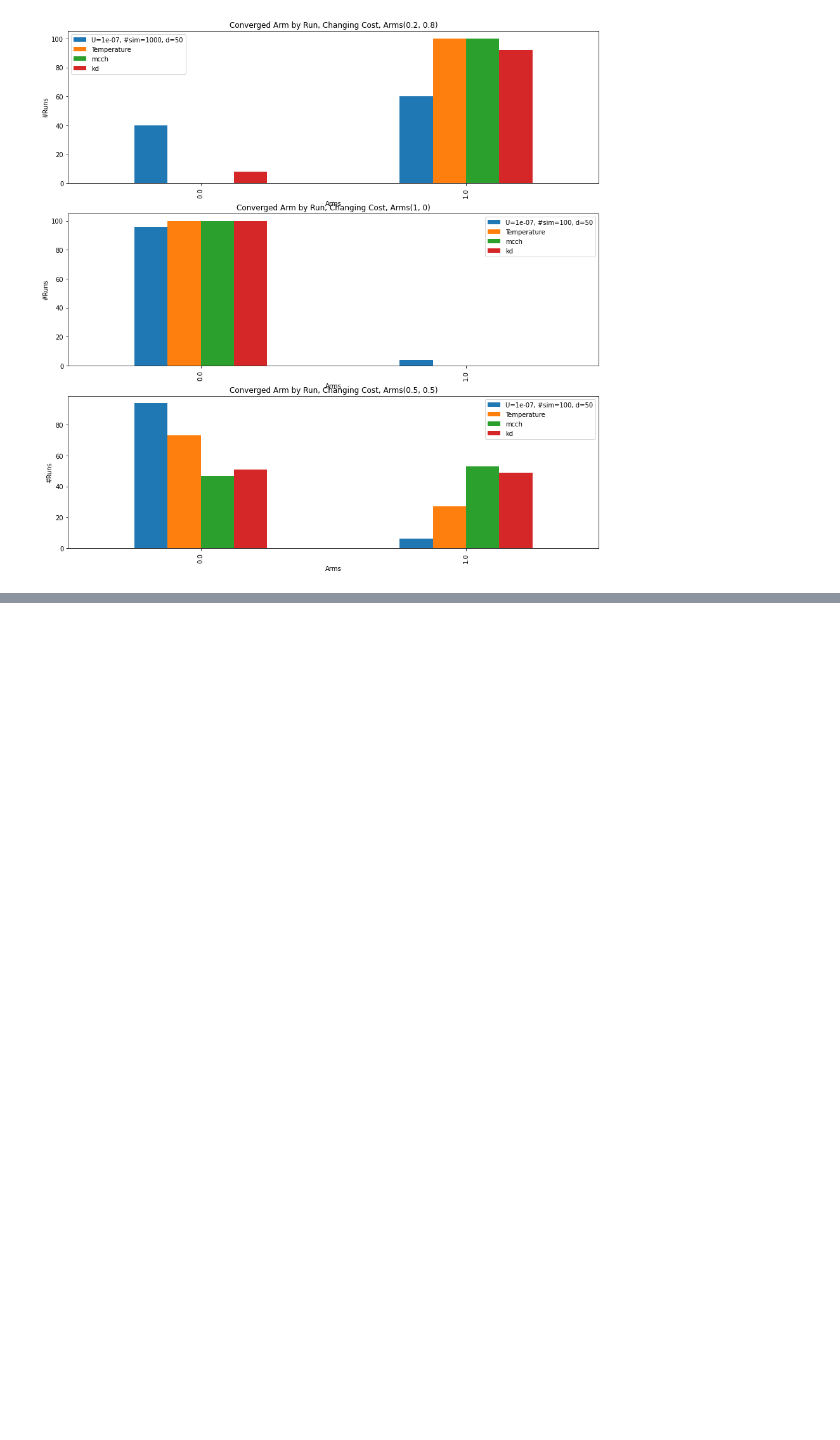
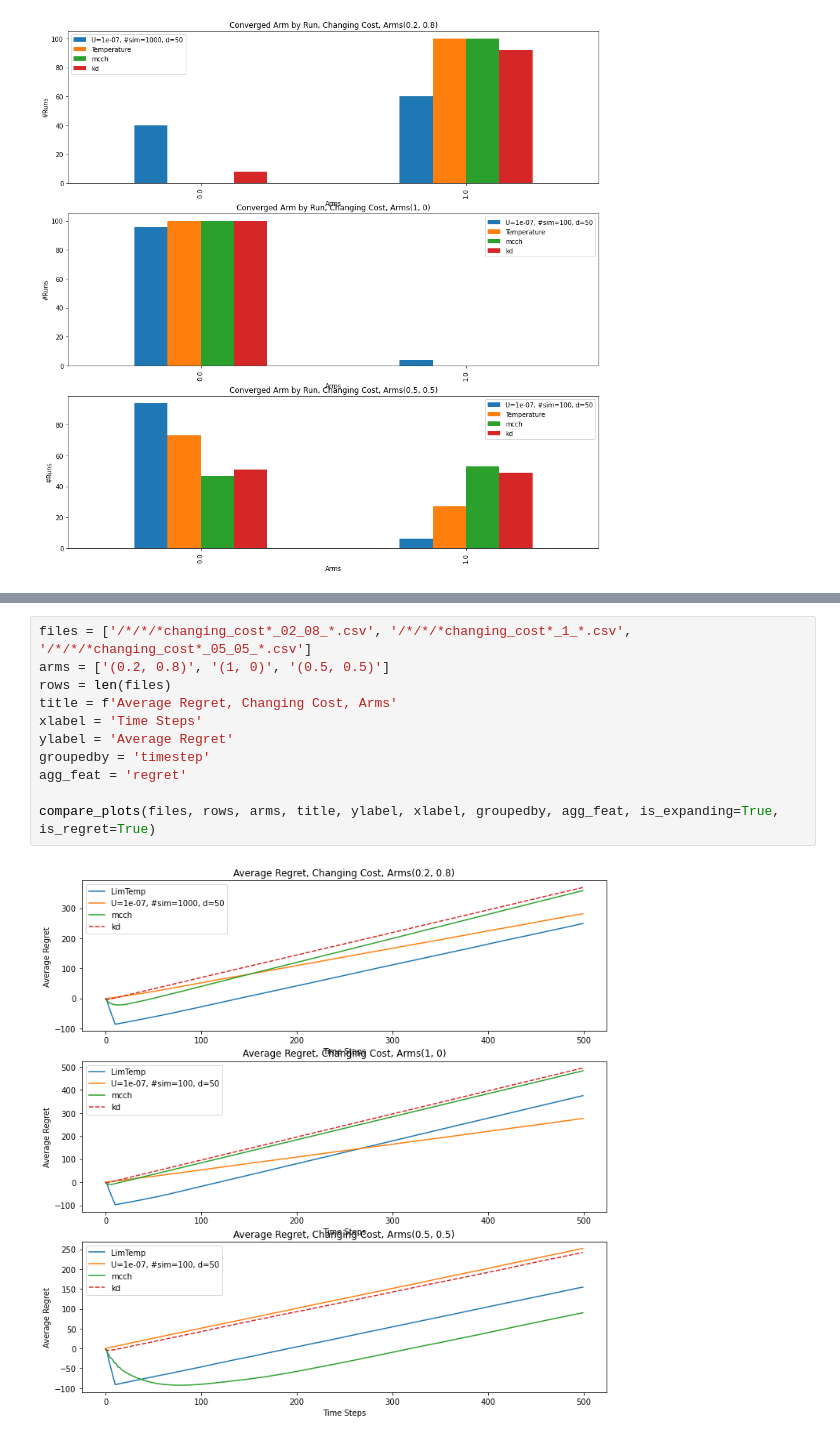
Before and after one commit to dvirla/ARLBayesMCTS, a Jupyter notebook: comparing_endgame.ipynb, the cells around one changed output, grey strips where cells are left out. Cells and saved outputs as stored; diff of their text form; blank space fills up the shorter version.

```diff
--- a/comparing_endgame.ipynb
+++ b/comparing_endgame.ipynb
@@ -290,0 +323,13 @@ compare_bars(files, rows, arms, title, ylabel, xlabel, groupedby, agg_feat)
+# %%
+files = ['/*/*/*changing_cost*_02_08_*.csv', '/*/*/*changing_cost*_1_*.csv', '/*/*/*changing_cost*_05_05_*.csv']
+arms = ['(0.2, 0.8)', '(1, 0)', '(0.5, 0.5)']
+rows = len(files)
+title = f'Average Regret, Changing Cost, Arms'
+xlabel = 'Time Steps'
+ylabel = 'Average Regret'
+groupedby = 'timestep'
+agg_feat = 'regret'
+
+compare_plots(files, rows, arms, title, ylabel, xlabel, groupedby, agg_feat, is_expanding=True, is_regret=True)
+# %% [output]
+[figure, added]
```
Also changed, not shown: parts of 5 cells of this notebook.
